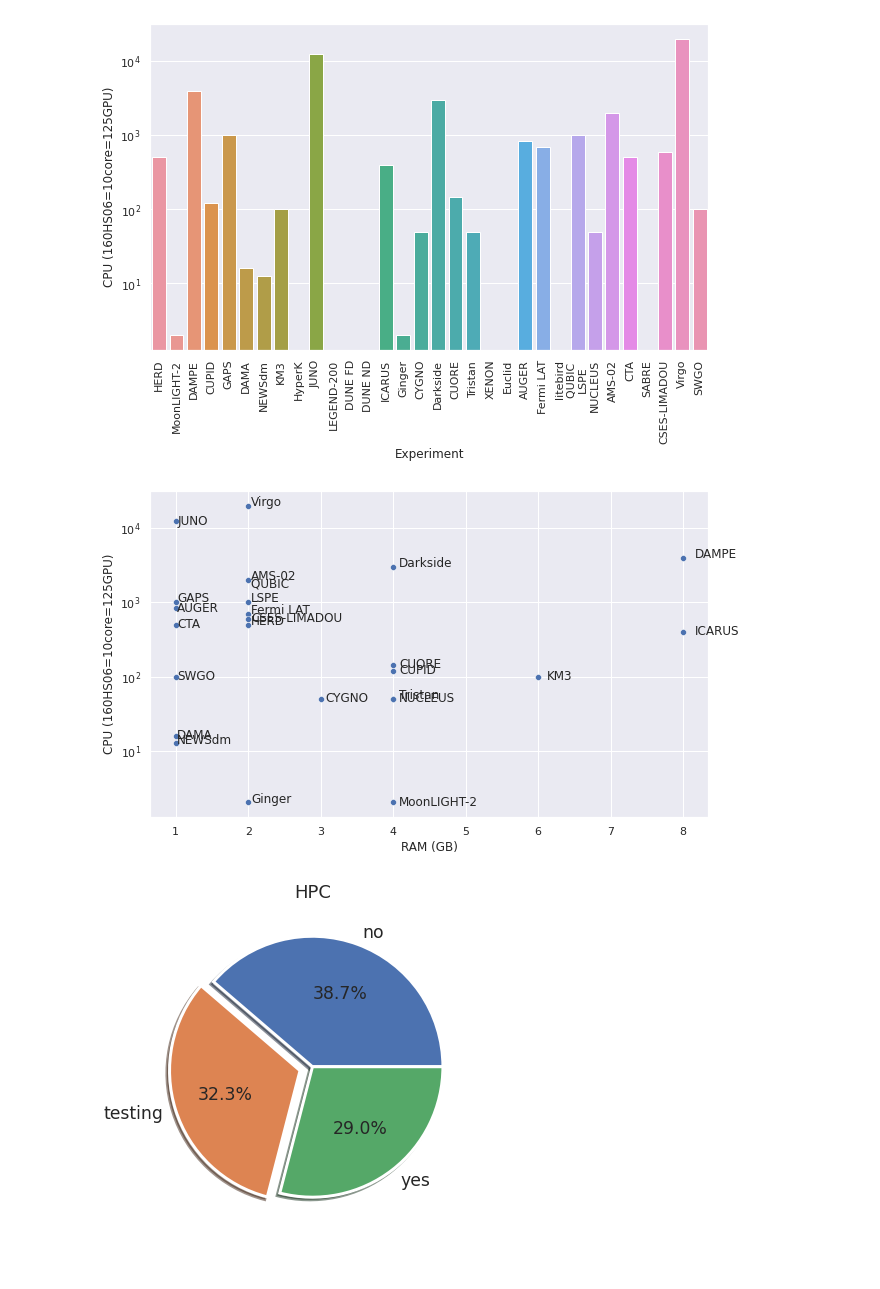
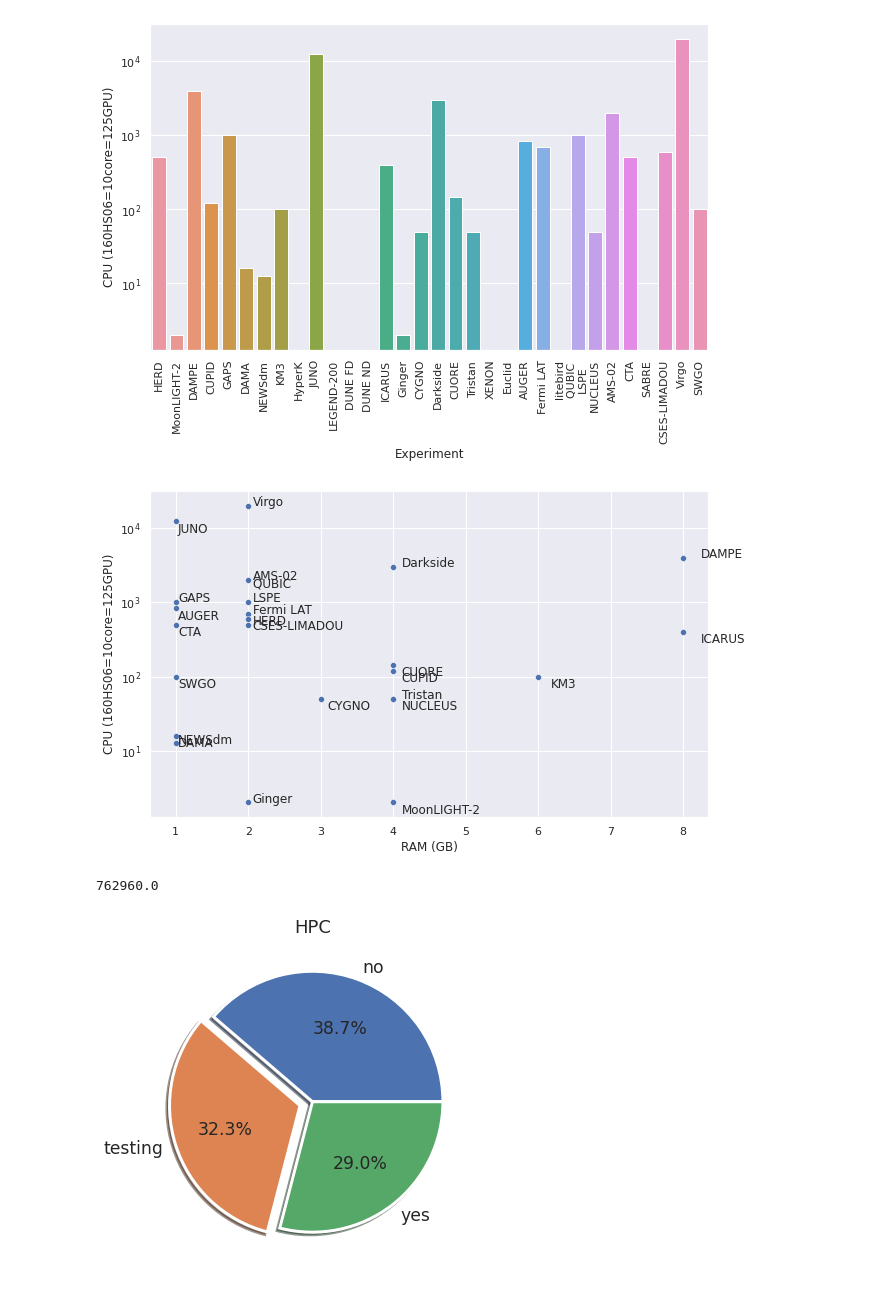
Before and after one commit to gmazzitelli/GSN2, a Jupyter notebook: rateVsSizeAP.ipynb, the cells around one changed output. Drawn from its saved outputs; the diff is of its cells as text; code cells hidden in the pictures.

```diff
--- a/rateVsSizeAP.ipynb
+++ b/rateVsSizeAP.ipynb
@@ -177,19 +234,23 @@ plt.show()
 # %%
 fig, ax = plt.subplots(figsize=(10,6))
 sns.scatterplot(data=pd[pd["CPU (160HS06=10core=125GPU)"]>0], x="RAM (GB)", y="CPU (160HS06=10core=125GPU)")
 for i in range(pd.shape[0]):
   if pd["CPU (160HS06=10core=125GPU)"][i]>0:
-    x=pd["RAM (GB)"][i]+pd["RAM (GB)"][i]*0.02
-    y=pd["CPU (160HS06=10core=125GPU)"][i]-pd["CPU (160HS06=10core=125GPU)"][i]*(i%2)*0.1
+    x=pd["RAM (GB)"][i]+pd["RAM (GB)"][i]*0.03
+    y=pd["CPU (160HS06=10core=125GPU)"][i]-pd["CPU (160HS06=10core=125GPU)"][i]*(i%2)*0.3
     plt.text(x=x, y=y, s=pd["Experiment"][i])
 #ax.tick_params(axis='x', rotation=90)
 ax.set_yscale('log')
 #ax.set_xscale('log')
 #ax.set_ylabel("Ev size [KB]")
 #ax.set_ylim(0,5000)
 plt.show()
 # %% [output]
-[figure, old version]
+[figure, new version]
+# %%
+pd[pd["CPU (160HS06=10core=125GPU)"]>0]["CPU (160HS06=10core=125GPU)"].sum()*16
+# %% [output]
+762960.0
 # %%
 fig, ax = plt.subplots(figsize=(6,6))
 colors = ["g", "w", "k"]
```
Also changed, not shown: parts of 17 cells of this notebook.
